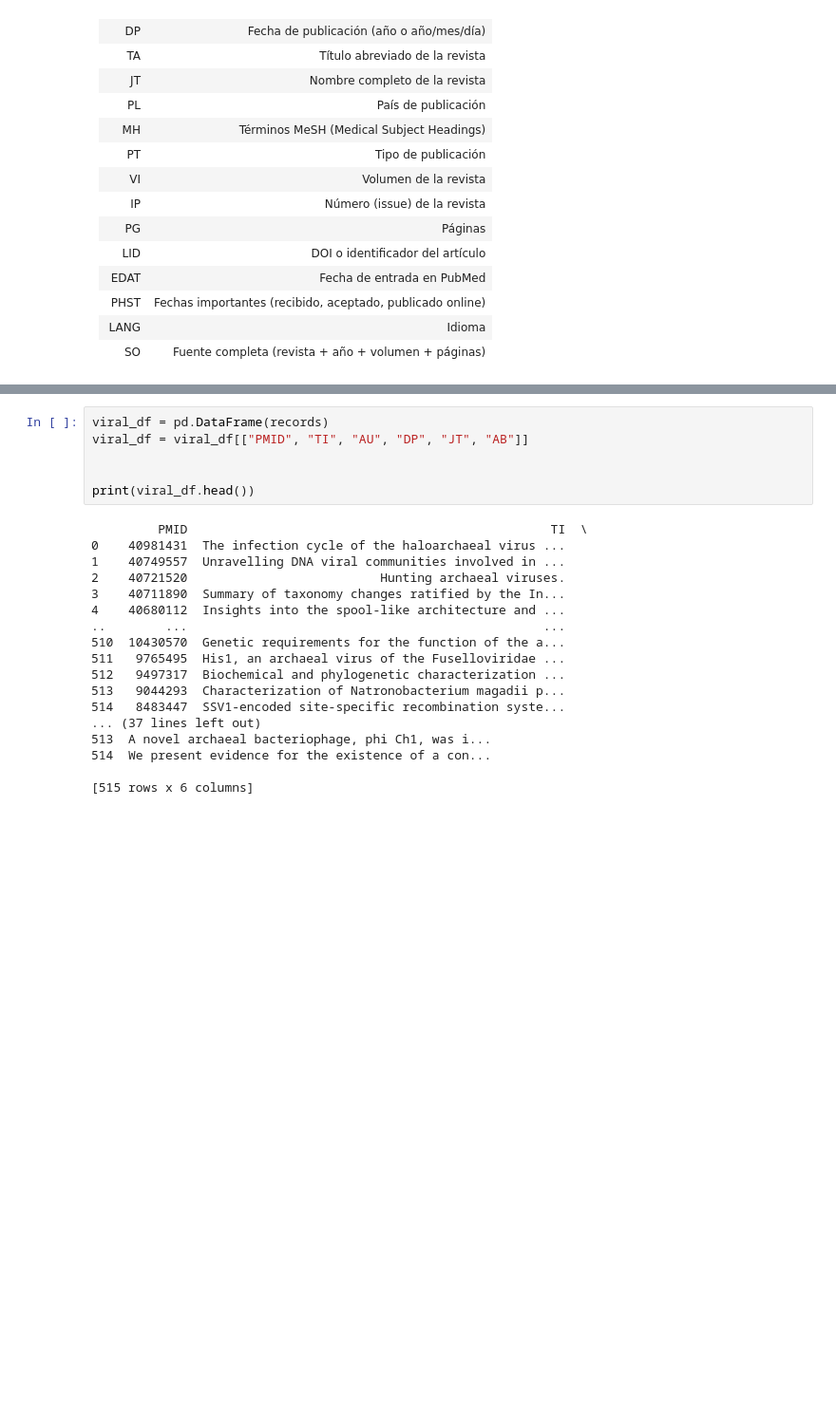
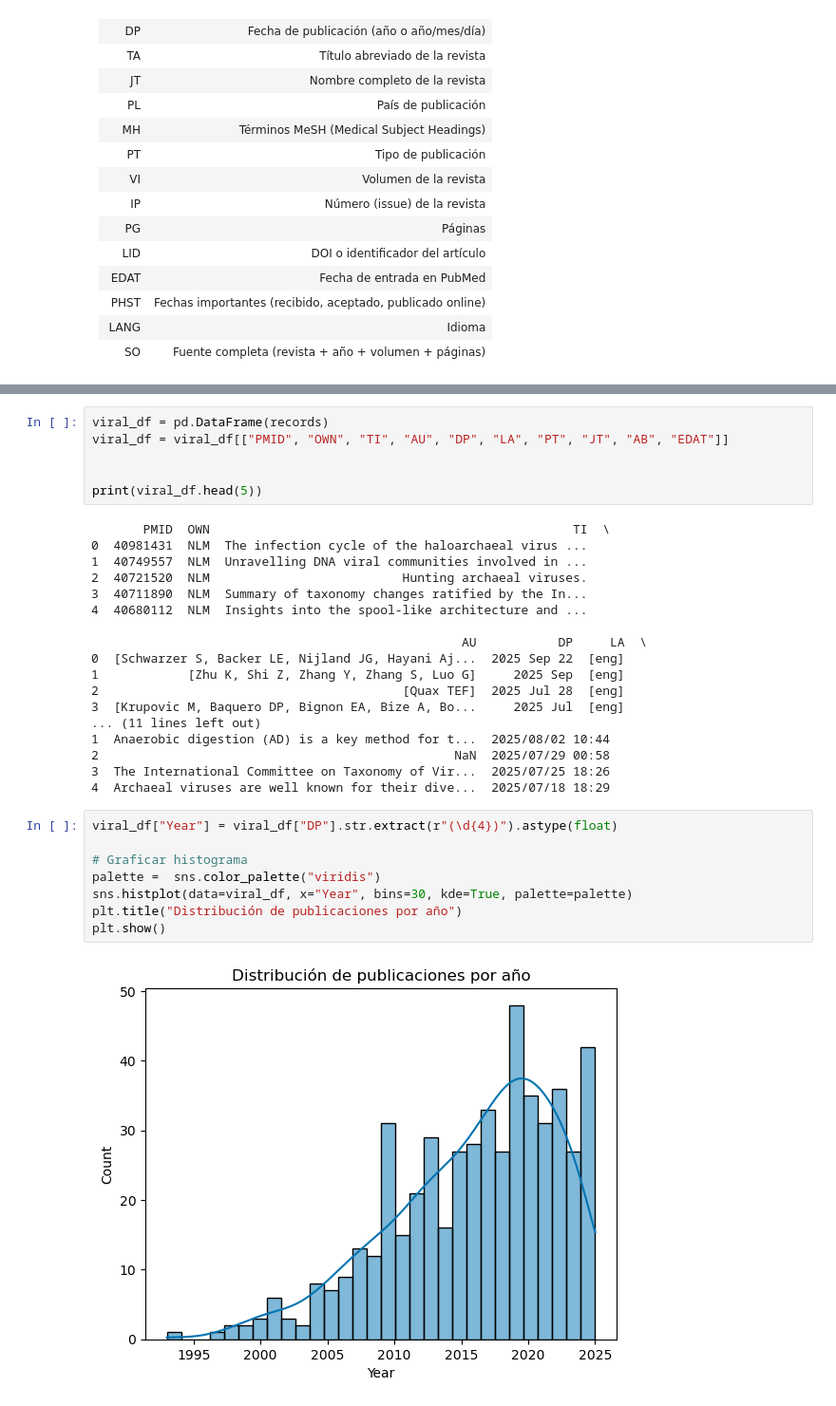
Before and after one commit to t0r120/AnalisisViromaArchaeal, a Jupyter notebook: Notebooks/DataAnalysis.ipynb, the cells around one changed output, grey strips where cells are left out. Shown: that part at 95% size. Saved outputs shown, nothing was run; the diff lists cells and outputs as text; blank space fills up the shorter version.

Commit message:
First chart

```diff
--- a/Notebooks/DataAnalysis.ipynb
+++ b/Notebooks/DataAnalysis.ipynb
@@ -61,25 +63,35 @@ print(records[0].keys())
 dict_keys(['PMID', 'OWN', 'STAT', 'LR', 'IS', 'DP', 'TI', 'PG', 'LID', 'AB', 'FAU', 'AU', 'AUID', 'AD', 'LA', 'PT', 'DEP', 'PL', 'TA', 'JT', 'JID', 'SB', 'OTO', 'OT', 'EDAT', 'MHDA', 'CRDT', 'PHST', ' ...
 # %%
 viral_df = pd.DataFrame(records)
-viral_df = viral_df[["PMID", "TI", "AU", "DP", "JT", "AB"]]
+viral_df = viral_df[["PMID", "OWN", "TI", "AU", "DP", "LA", "PT", "JT", "AB", "EDAT"]]
 
 
-print(viral_df.head())
+print(viral_df.head(5))
 # %% [output]
-         PMID                                                 TI  \
-0    40981431  The infection cycle of the haloarchaeal virus ...
-1    40749557  Unravelling DNA viral communities involved in ...
-2    40721520                          Hunting archaeal viruses.
-3    40711890  Summary of taxonomy changes ratified by the In...
-4    40680112  Insights into the spool-like architecture and ...
-..        ...                                                ...
-510  10430570  Genetic requirements for the function of the a...
-511   9765495  His1, an archaeal virus of the Fuselloviridae ...
-512   9497317  Biochemical and phylogenetic characterization ...
-513   9044293  Characterization of Natronobacterium magadii p...
-514   8483447  SSV1-encoded site-specific recombination syste...
-... (37 lines left out)
-513  A novel archaeal bacteriophage, phi Ch1, was i...
-514  We present evidence for the existence of a con...
+       PMID  OWN                                                 TI  \
+0  40981431  NLM  The infection cycle of the haloarchaeal virus ...
+1  40749557  NLM  Unravelling DNA viral communities involved in ...
+2  40721520  NLM                          Hunting archaeal viruses.
+3  40711890  NLM  Summary of taxonomy changes ratified by the In...
+4  40680112  NLM  Insights into the spool-like architecture and ...
 
-[515 rows x 6 columns]
+                                                  AU           DP     LA  \
+0  [Schwarzer S, Backer LE, Nijland JG, Hayani Aj...  2025 Sep 22  [eng]
+1            [Zhu K, Shi Z, Zhang Y, Zhang S, Luo G]     2025 Sep  [eng]
+2                                         [Quax TEF]  2025 Jul 28  [eng]
+3  [Krupovic M, Baquero DP, Bignon EA, Bize A, Bo...     2025 Jul  [eng]
+... (11 lines left out)
+1  Anaerobic digestion (AD) is a key method for t...  2025/08/02 10:44
+2                                                NaN  2025/07/29 00:58
+3  The International Committee on Taxonomy of Vir...  2025/07/25 18:26
+4  Archaeal viruses are well known for their dive...  2025/07/18 18:29
+# %%
+viral_df["Year"] = viral_df["DP"].str.extract(r"(\d{4})").astype(float)
+
+# Graficar histograma
+palette =  sns.color_palette("viridis")
+sns.histplot(data=viral_df, x="Year", bins=30, kde=True, palette=palette)
+plt.title("Distribución de publicaciones por año")
+plt.show()
+# %% [output]
+[figure, added]
```
Also changed, not shown: parts of 1 cell of this notebook.
